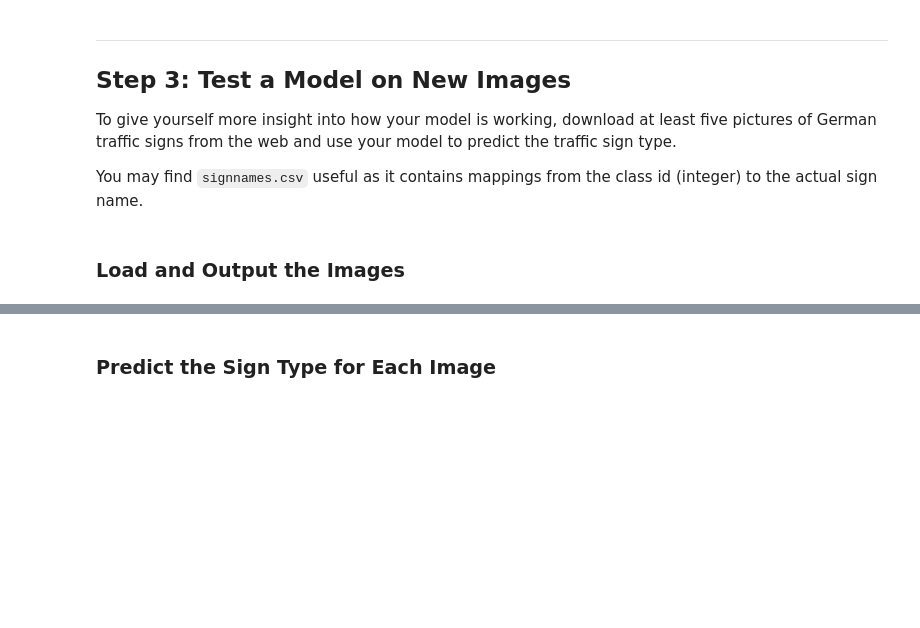
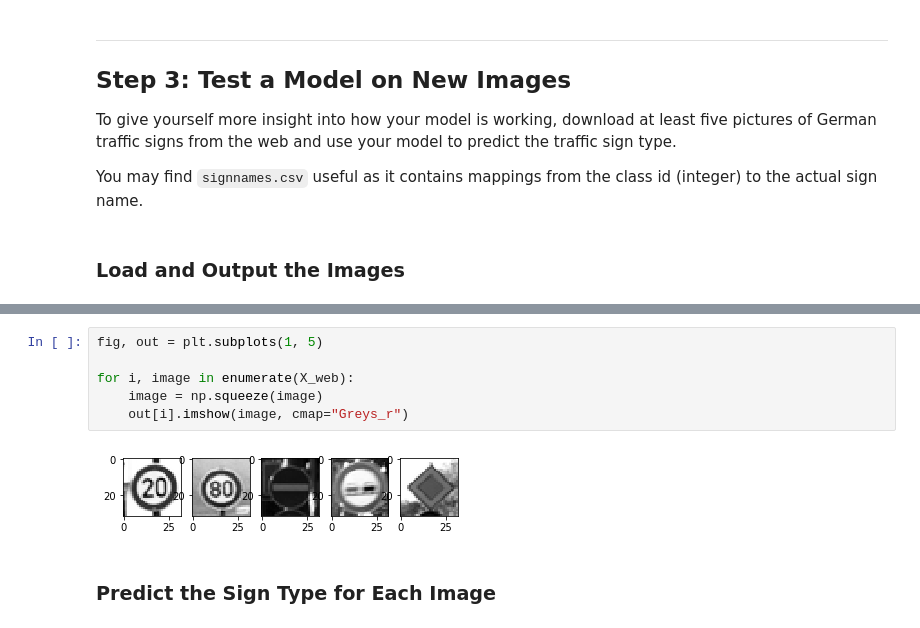
Before and after one commit to danielsoutar/CarND-Term1-Project2-Traffic-Sign-Classifying, a Jupyter notebook: Traffic_Sign_Classifier.ipynb, the cells around one changed output, grey strips where cells are left out. Saved outputs shown, nothing was run; the diff lists cells and outputs as text; blank space fills up the shorter version.

```diff
--- a/Traffic_Sign_Classifier.ipynb
+++ b/Traffic_Sign_Classifier.ipynb
@@ -456,3 +535,11 @@ You may find `signnames.csv` useful as it contains mappings from the class id (i
+# %%
+fig, out = plt.subplots(1, 5)
+
+for i, image in enumerate(X_web):
+    image = np.squeeze(image)
+    out[i].imshow(image, cmap="Greys_r")
+# %% [output]
+[figure, added]
 # %% [markdown]
 ### Predict the Sign Type for Each Image
 # %%
```
Also changed, not shown: parts of 15 cells of this notebook.
